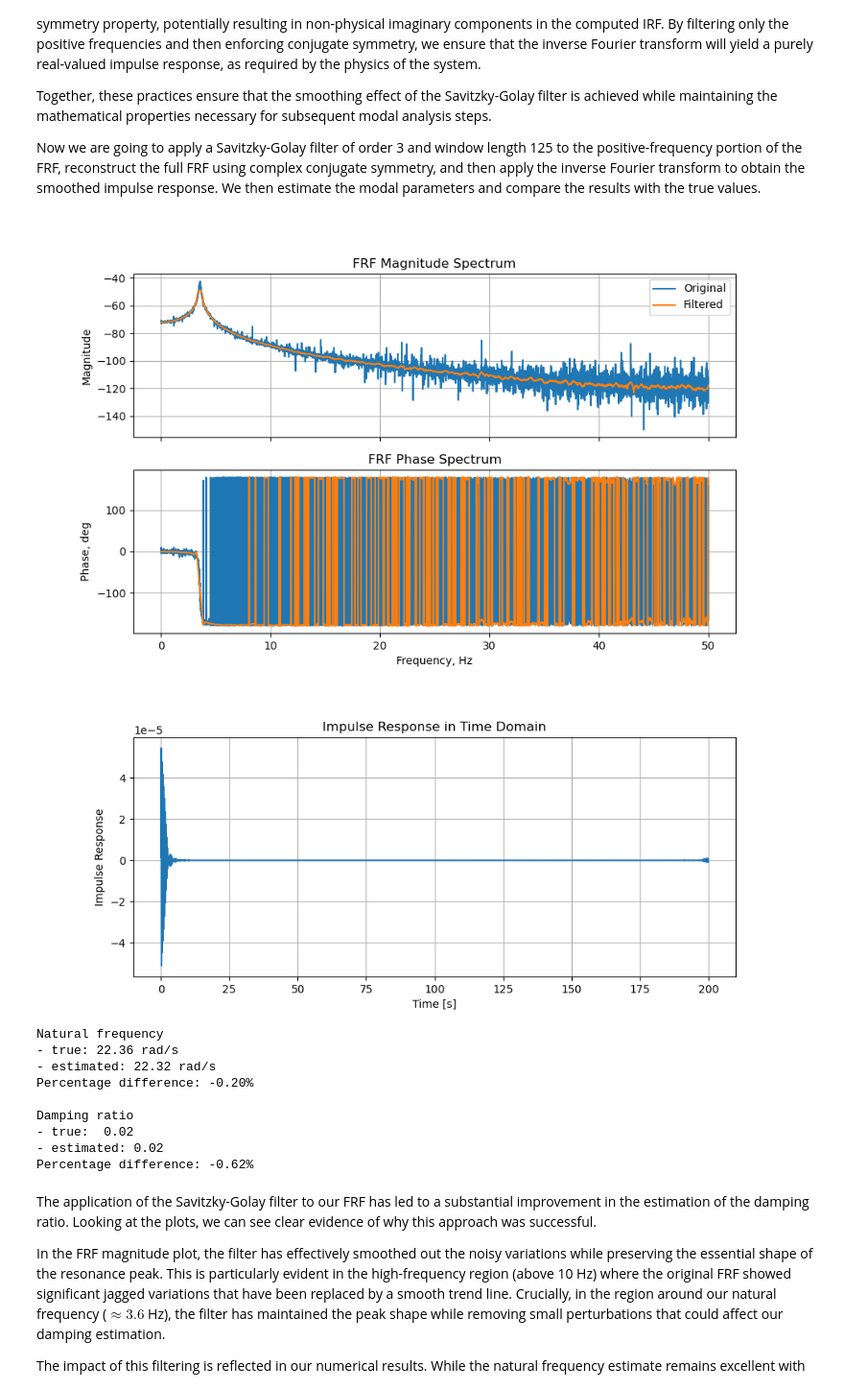
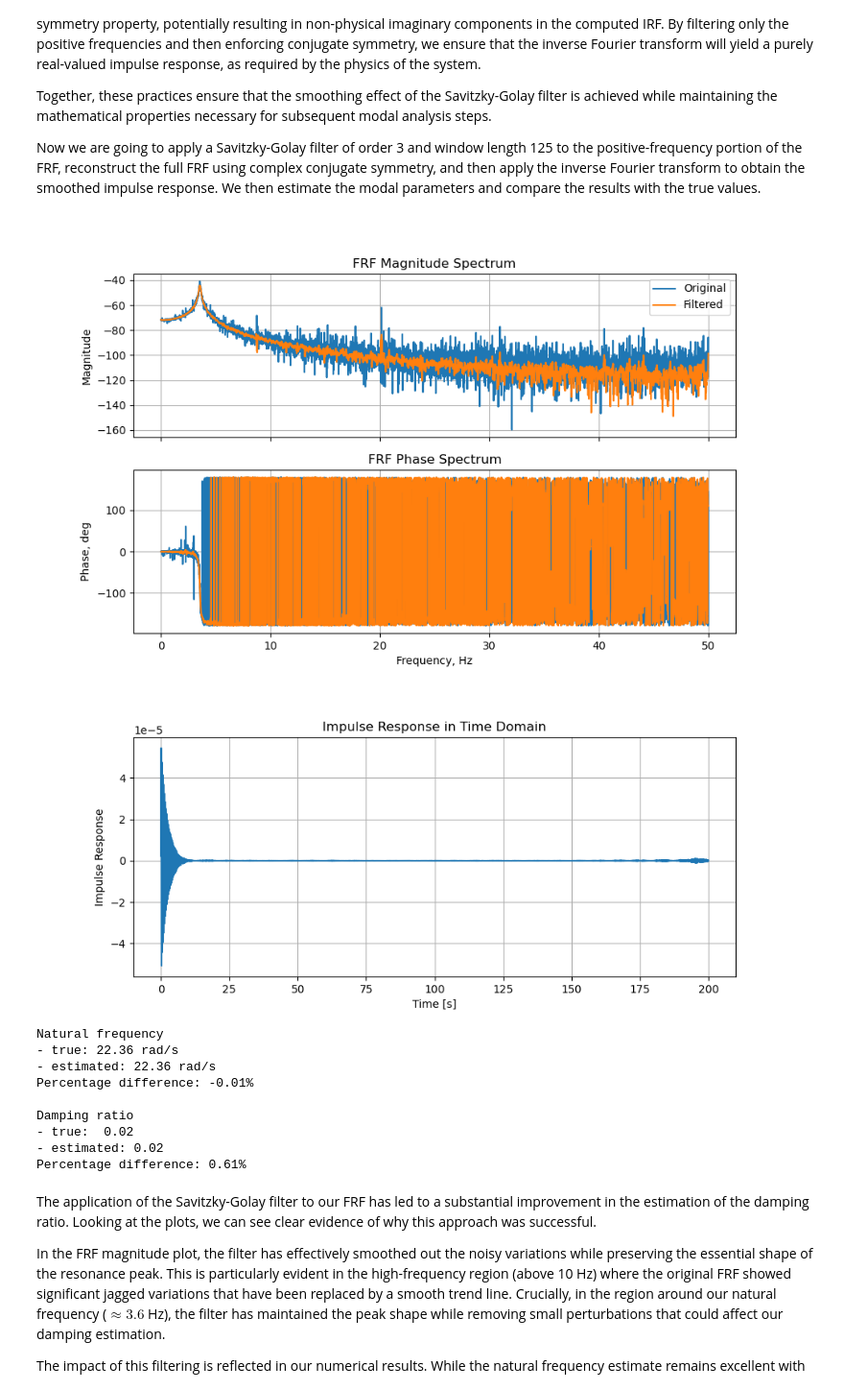
Before and after one commit to fmamitrotta/learn-aeroelastic-sid, a Jupyter notebook: notebooks/02_Identification_of_a_1-DOF_Mass-Spring-Damper_Sytem_with_the_LSCE_Algorithm.ipynb, the cells around one changed output. Shown at 96% size. Saved outputs shown, nothing was run; the diff lists cells and outputs as text; code cells hidden in the pictures.

```diff
--- a/notebooks/02_Identification_of_a_1-DOF_Mass-Spring-Damper_Sytem_with_the_LSCE_Algorithm.ipynb
+++ b/notebooks/02_Identification_of_a_1-DOF_Mass-Spring-Damper_Sytem_with_the_LSCE_Algorithm.ipynb
@@ -1213,7 +1259,7 @@ pos_freqs = frequencies[pos_mask]
 pos_spectrum = frf[pos_mask]
 
 # Apply Savitzky-Golay filter for smoothing
-window_length = 125
+window_length = 27
 polyorder = 3
 real_filtered = signal.savgol_filter(pos_spectrum.real, window_length, polyorder)
 imag_filtered = signal.savgol_filter(pos_spectrum.imag, window_length, polyorder)
@@ -1245,44 +1291,44 @@ full_spectrum = np.concatenate(
 irf = fft.ifft(full_spectrum).real
 
 # Plot impulse response in time domain
 plt.figure(figsize=(10, 4))
 plt.plot(t_vector_long[:-2], irf)
 plt.xlabel("Time [s]")
 plt.ylabel("Impulse Response")
 plt.grid(True)
 plt.title("Impulse Response in Time Domain")
 plt.show()
 
 # Estimate LSCE parameters
 beta_0, beta_1 = estimate_lsce_parameters(irf)
 omega, zeta = estimate_modal_parameters(beta_0, beta_1, f_sampling)
 
 # Compare measured and estimated modal parameters
 print(
     f"""
 Natural frequency
 - true: {true_natural_frequency:.2f} rad/s
 - estimated: {omega:.2f} rad/s
 Percentage difference: {(omega - true_natural_frequency) / true_natural_frequency * 100:.2f}%
 
 Damping ratio
 - true: {true_damping_ratio: .2f}
 - estimated: {zeta:.2f}
 Percentage difference: {(zeta - true_damping_ratio) / true_damping_ratio * 100:.2f}%
 """
 )
 # %% [output]
-[figure, old version]
+[figure, new version]
-[figure, old version]
+[figure, new version]
 Natural frequency
 - true: 22.36 rad/s
-- estimated: 22.32 rad/s
-Percentage difference: -0.20%
+- estimated: 22.36 rad/s
+Percentage difference: -0.01%
 
 Damping ratio
 - true:  0.02
 - estimated: 0.02
-Percentage difference: -0.62%
+Percentage difference: 0.61%
 # %% [markdown]
 The application of the Savitzky-Golay filter to our FRF has led to a substantial improvement in the estimation of the damping ratio. Looking at the plots, we can see clear evidence of why this approach was successful.
 
```
Also changed, not shown: parts of 15 cells of this notebook.
